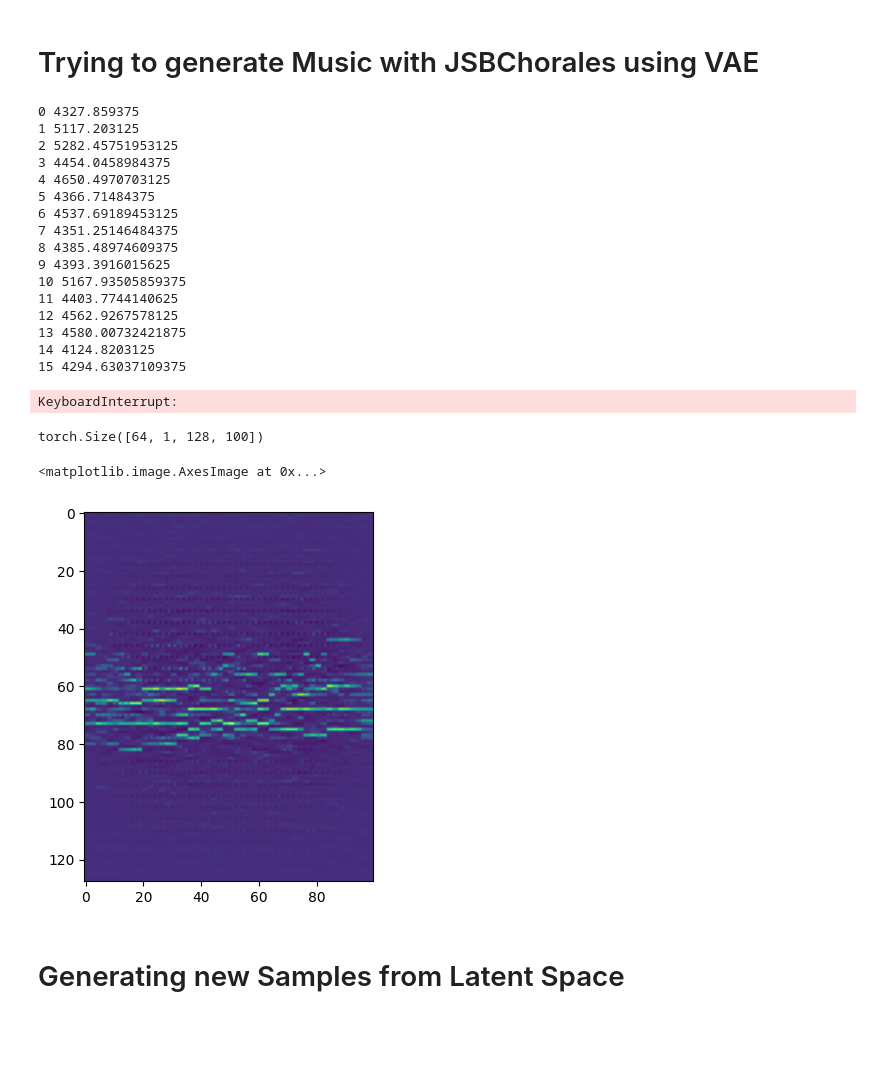
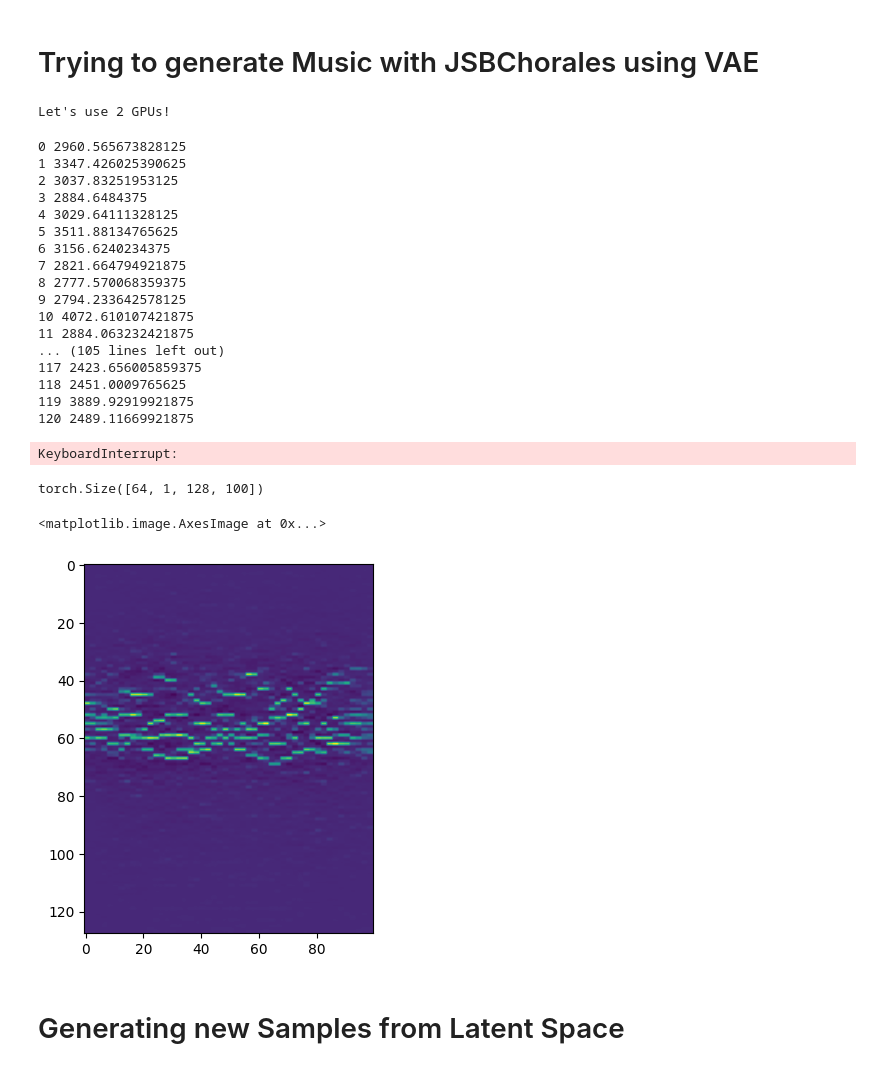
Before and after one commit to MarioPaerle/DIATONICA, a Jupyter notebook: bachvae.ipynb, the cells around one changed output. Cells and saved outputs as stored; diff of their text form; code cells hidden in the pictures; blank space fills up the shorter version.

Commit message:
Kaggle Notebook | BachVAE | Version 4

```diff
--- a/bachvae.ipynb
+++ b/bachvae.ipynb
@@ -25,15 +25,37 @@ def loss_function(x, x_hat, mean, log_var):
 
     return reproduction_loss + KLD
 # %%
+class BachBlock(nn.Module):
+    def __init__(self, heads=1):
+        super().__init__()
+        layers = []
+
+        for head in range(heads):
+            layers.append(nn.Conv2d(1, 64, kernel_size=(16, 16), padding='same'))
+            layers.append(nn.ReLU())
+            layers.append(nn.Conv2d(64, 64, kernel_size=(8, 8), padding='same'))
+            layers.append(nn.ReLU())
+            layers.append(nn.Conv2d(64, 1, kernel_size=(4, 4), padding='same'))
+            layers.append(nn.ReLU())
+            layers.append(nn.Dropout(0.1))
+
+        self.mod = nn.Sequential(*layers)
+
+    def forward(self, x):
+        x = self.mod(x) + x
+        return x
+
+
 class BachVAE(nn.Module):
     def __init__(self):
         super(BachVAE, self).__init__()
+        self.preprocesser = BachBlock(8)
         self.encoder = nn.Sequential(
-            nn.Conv2d(1, 256, kernel_size=(16, 16), stride=(4, 2)),
+            nn.Conv2d(1, 64, kernel_size=(16, 16), stride=(4, 2)),
             nn.LeakyReLU(0.2),
-            nn.Conv2d(256, 256, kernel_size=(8, 8), stride=(2, 2)),
+            nn.Conv2d(64, 64, kernel_size=(8, 8), stride=(2, 2)),
             nn.LeakyReLU(0.2),
-            nn.Conv2d(256, 2, kernel_size=(4, 4)),
+            nn.Conv2d(64, 2, kernel_size=(4, 4)),
             nn.LeakyReLU(0.2)
         )
 
@@ -79,6 +101,12 @@ class BachVAE(nn.Module):
 model = BachVAE().to(device)
 optim = Adam(model.parameters(), lr=0.001)
 criterion = loss_function
+
+if torch.cuda.device_count() > 1:
+        print("Let's use", torch.cuda.device_count(), "GPUs!")
+        model = nn.DataParallel(model).cuda()
+# %% [output]
+Let's use 2 GPUs!
 # %%
 model.train()
 for epoch in range(200):
@@ -94,36 +122,37 @@ for epoch in range(200):
 
     print(epoch, loss.item())
 # %% [output]
-0 4327.859375
-1 5117.203125
-2 5282.45751953125
-3 4454.0458984375
-4 4650.4970703125
-5 4366.71484375
-6 4537.69189453125
-7 4351.25146484375
-8 4385.48974609375
-9 4393.3916015625
-10 5167.93505859375
-11 4403.7744140625
-12 4562.9267578125
-13 4580.00732421875
-14 4124.8203125
-15 4294.63037109375
+0 2960.565673828125
+1 3347.426025390625
+2 3037.83251953125
+3 2884.6484375
+4 3029.64111328125
+5 3511.88134765625
+6 3156.6240234375
+7 2821.664794921875
+8 2777.570068359375
+9 2794.233642578125
+10 4072.610107421875
+11 2884.063232421875
+... (105 lines left out)
+117 2423.656005859375
+118 2451.0009765625
+119 3889.92919921875
+120 2489.11669921875
 KeyboardInterrupt:
 # %%
 model.eval()
 with torch.no_grad():
     _x = x.float().to(device)
     _x_hat, mean, log_var = model(_x)
 
-_x_hat = _x_hat.cpu().numpy()[1, 0, :, :]
+_x_hat = _x_hat.cpu().numpy()[2, 0, :, :]
 print(x_hat.shape)
 plt.imshow(_x_hat)
 # %% [output]
 torch.Size([64, 1, 128, 100])
 <matplotlib.image.AxesImage at 0x...>
-[figure, old version]
+[figure, new version]
 # %% [markdown]
 # Generating new Samples from Latent Space
 # %%
```
Also changed, not shown: parts of 3 cells of this notebook.
